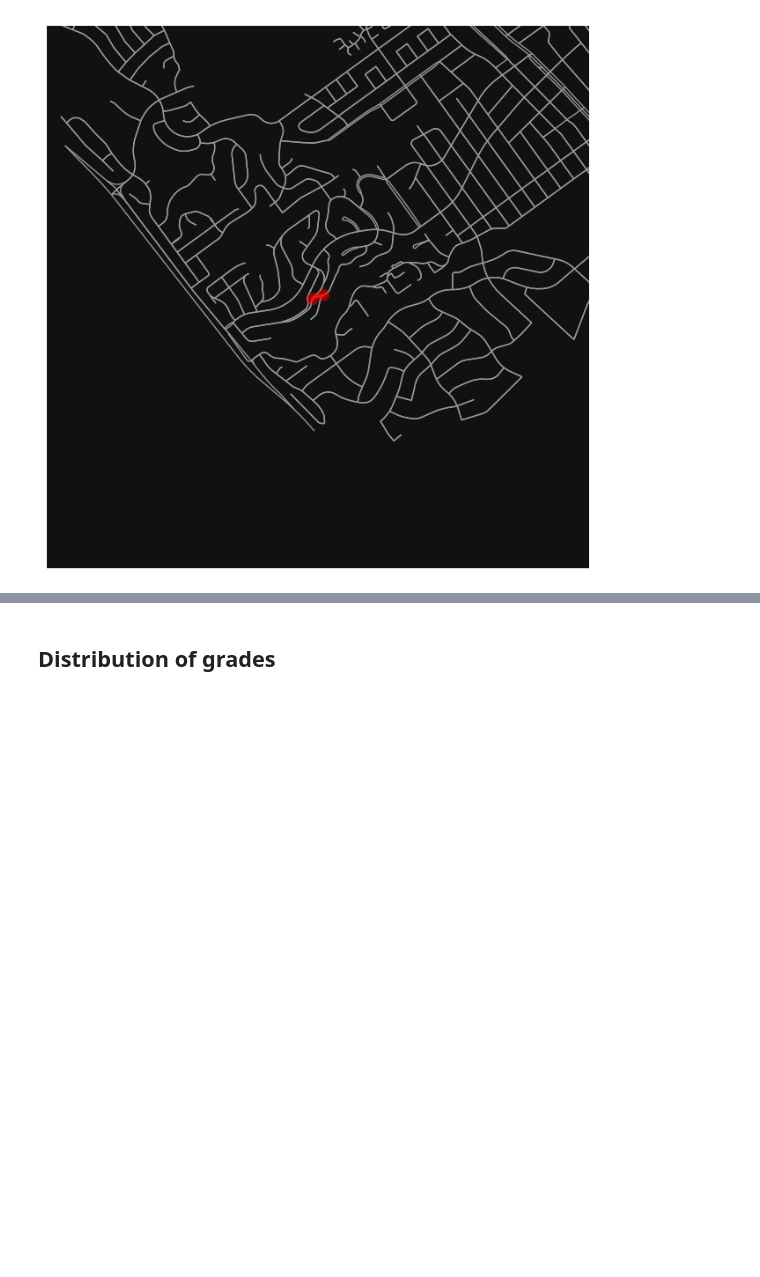
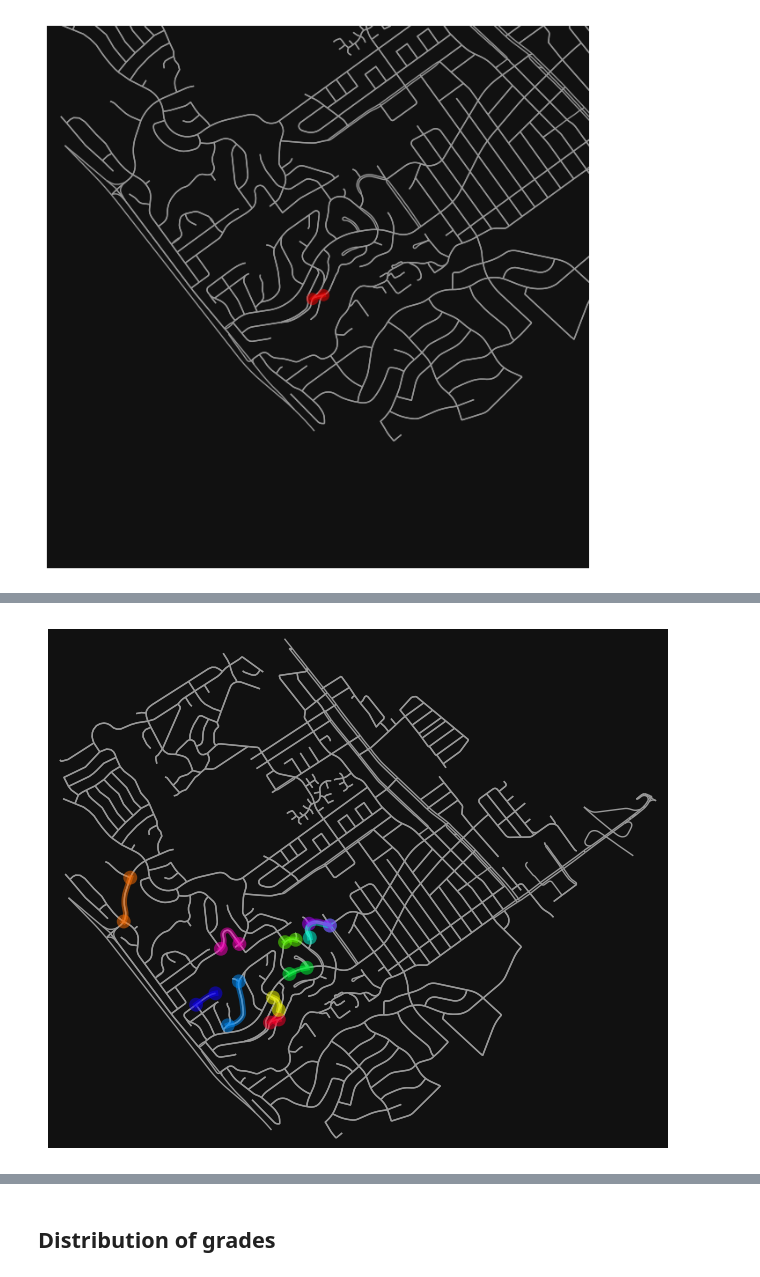
Before and after one commit to nmball42/steepest-streets, a Jupyter notebook: steepest_streets.ipynb, the cells around one changed output, grey strips where cells are left out. Drawn from its saved outputs; the diff is of its cells as text; code cells hidden in the pictures; blank space fills up the shorter version.

```diff
--- a/steepest_streets.ipynb
+++ b/steepest_streets.ipynb
@@ -311,3 +472,30 @@ fig, ax = ox.plot.plot_graph_route(G, route_by_length, bbox=bbox, node_size=0)
+# %%
+# NEW Apr '26: plot_graph_routes() takes list of routes
+# AI code, modified
+
+# Get list of routes and bboxes for given street rank range
+
+min_rank = 1
+max_rank = 10
+routes = []
+bboxes = []
+
+for irank in range(min_rank, max_rank + 1):
+    route_by_length, bbox = get_route_by_length(irank)
+    routes.append(route_by_length)
+    bboxes.append(bbox)
+
+# Get list of strings from given matplotlibcolormap (default viridis) for the routes
+# E.g., https://matplotlib.org/stable/users/explain/colors/colormaps.html
+
+route_colors = ox.plot.get_colors(n=len(routes), cmap="gist_rainbow", start=0.0, stop=1.0)
+
+# Plot all routes in one plot, colored by rank
+# Uses bbox for whole network
+
+fig, ax = ox.plot.plot_graph_routes(G, routes, route_colors=route_colors, node_size=0)
+# %% [output]
+[figure, added]
 # %%
 # Interactive map
 # Doesn't highlight the steepest street, but can zoom in on it
```
Also changed, not shown: parts of 40 cells of this notebook.
